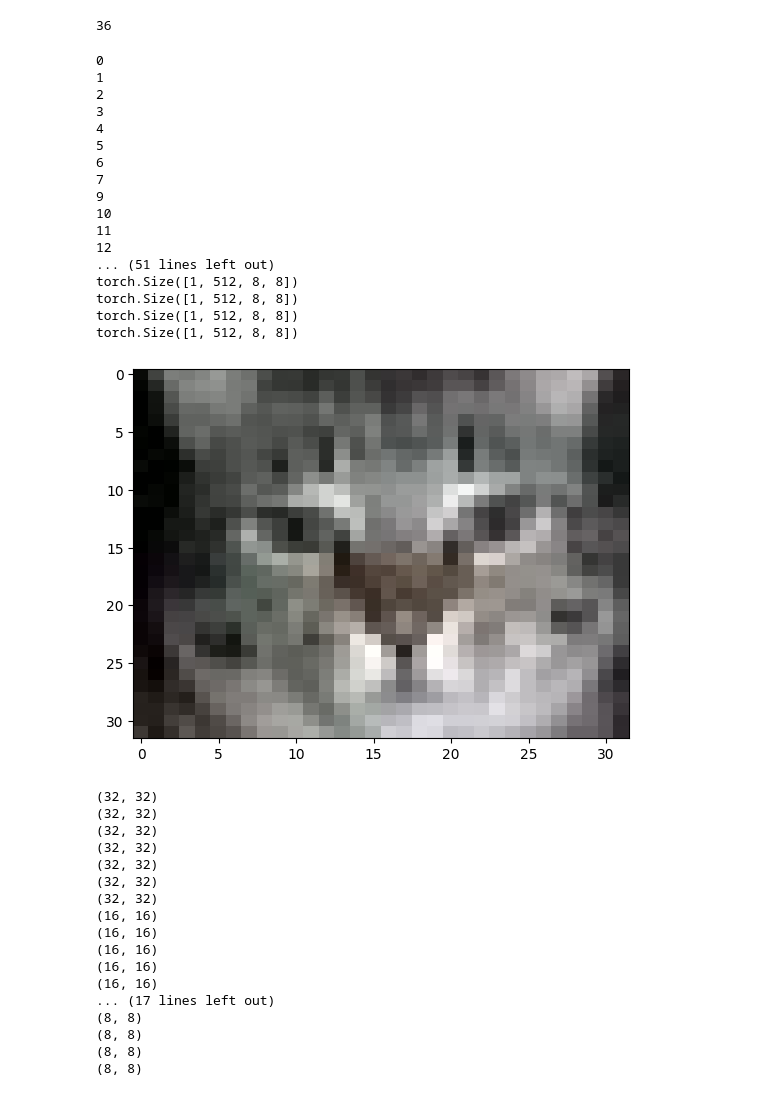
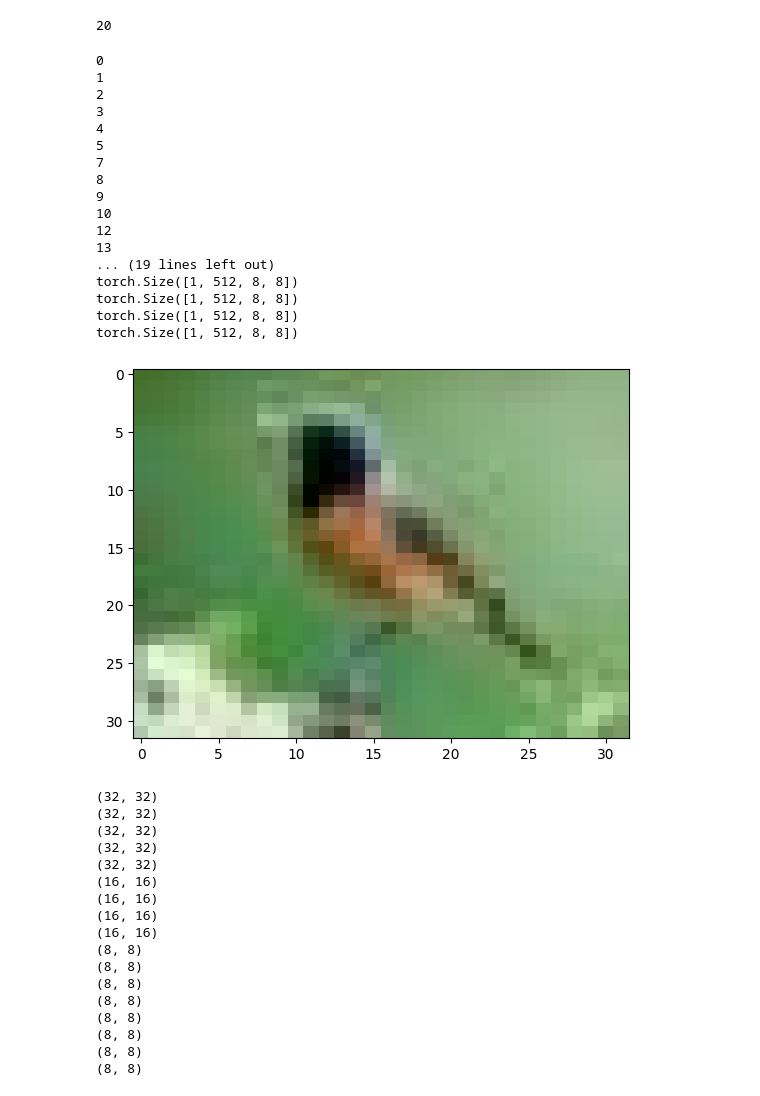
Before and after one commit to Boulaouaney/Skip-Connection-KD-with-ECA, a Jupyter notebook: features_visualization.ipynb, the cells around one changed output. Drawn from its saved outputs; the diff is of its cells as text; code cells hidden in the pictures.

```diff
--- a/features_visualization.ipynb
+++ b/features_visualization.ipynb
@@ -11,13 +12,15 @@ import models.resnet_ECA_last_block_SC as resnet_ECA_last
 plt.ion() # interactive mode
 %matplotlib inline
 # %%
-net = resnet_ECA_last.resnet34()
+net = resnet_ECA_last.resnet18()
+# net.to('cuda:0')
+# summary(net, (3,32,32))
+
 model_names = ['resnet18', 'resnet34', 'resnet50', 'resnet101', 'resnet152']
 types = ['teacher', 'student']
-index = 10
-modelname = model_names[1]
+index = 41
+modelname = model_names[0]
 type = types[1]
-net.load_state_dict(torch.load(f'./vanilla_kd_model_saved_base/{modelname}_{type}_{index}.pth',
+net.load_state_dict(torch.load(f'./saved_pth_model/{modelname}_{type}_{index}.pth',
                                    map_location=torch.device('cpu')))
-net
 # %% [output]
@@ -72,7 +59,7 @@ for m in net.modules():
     #             count +=1
 print(count)
 # %% [output]
-36
+20
 # %%
 transform = transforms.Compose([
         #transforms.Grayscale(),
@@ -81,7 +68,8 @@ transform = transforms.Compose([
 from PIL import Image
 
 
-image = Image.open(str('cat.jpg'))
+imgname = "bird"
+image = Image.open(str(f'{imgname}.jpg'))
 plt.imshow(image, aspect='auto')
 
 image = transform(image)
@@ -101,41 +89,41 @@ for i in range(count):
 
     # last
     # resnet18_student_41
-    # if i == 6 or i == 11 or i == 17:
+    if i == 6 or i == 11 or i == 17:
+        continue
+    # resnet34 student 10
+    # if i in [8,17,31]:
     #     continue
-    # resnet34 student 10
-    if i in [8,17,31]:
-        continue
     # resnet152 teacher 10
     # if i in [2,3,4,12,13,14,37,38,39,146,147,148]:
     #     continue
     print(i)
     image = conv_layers[i](image)
     outputs.append(image)
     names.append(str(conv_layers[i]))
 print(len(outputs))
 #print feature_maps
 for feature_map in outputs:
     print(feature_map.shape)
 # %% [output]
 0
 1
 2
 3
 4
 5
-6
 7
+8
 9
 10
-11
 12
-... (51 lines left out)
+13
+... (19 lines left out)
 torch.Size([1, 512, 8, 8])
 torch.Size([1, 512, 8, 8])
 torch.Size([1, 512, 8, 8])
 torch.Size([1, 512, 8, 8])
-[figure, old version]
+[figure, new version]
 # %%
 processed = []
 
@@ -148,8 +136,6 @@ for feature_map in outputs:
 for fm in processed:
     print(fm.shape)
 # %% [output]
-(32, 32)
-(32, 32)
 (32, 32)
 (32, 32)
 (32, 32)
@@ -159,10 +145,12 @@ for fm in processed:
 (16, 16)
 (16, 16)
 (16, 16)
-(16, 16)
-... (17 lines left out)
 (8, 8)
 (8, 8)
 (8, 8)
 (8, 8)
+(8, 8)
+(8, 8)
+(8, 8)
+(8, 8)
 # %%
```
Also changed, not shown: parts of 4 cells of this notebook, 55 other files.
